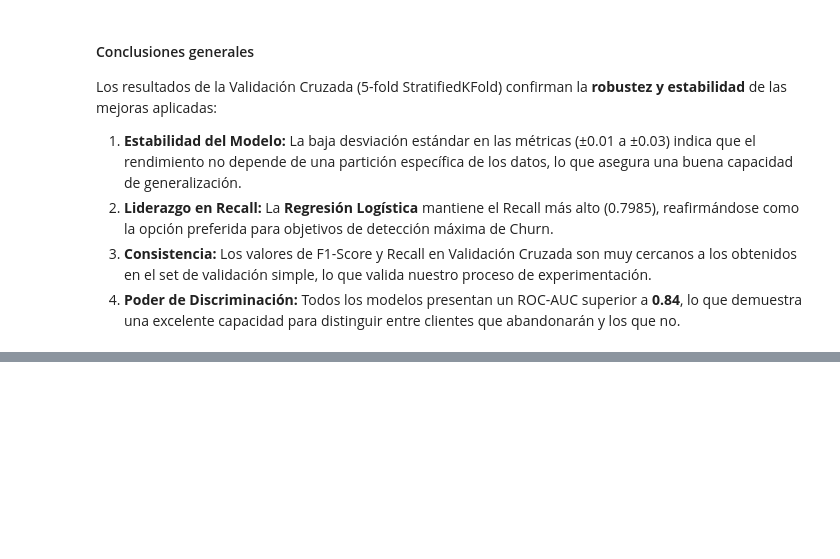
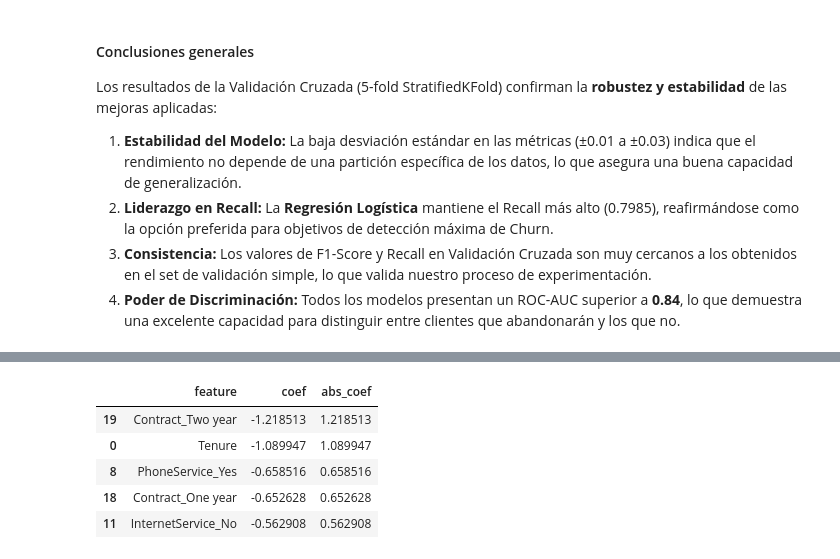
Before and after one commit to LenninTemoche/Challenge-TelecomX-2-Alura-One-DS, a Jupyter notebook: TelecomX-2-ML.ipynb, the cells around one changed output, grey strips where cells are left out. Drawn from its saved outputs; the diff is of its cells as text; code cells hidden in the pictures; blank space fills up the shorter version.

```diff
--- a/TelecomX-2-ML.ipynb
+++ b/TelecomX-2-ML.ipynb
@@ -3005,0 +3622,22 @@ Los resultados de la Validación Cruzada (5-fold StratifiedKFold) confirman la *
+# %%
+# Obtener coeficientes del modelo
+coefficients = champion_model.named_steps['classifier'].coef_[0]
+
+# Crear DataFrame de importancia
+feature_importance_df = pd.DataFrame({
+    "feature": feature_names,
+    "coef": coefficients
+})
+
+# Ordenar por importancia absoluta
+feature_importance_df["abs_coef"] = feature_importance_df["coef"].abs()
+feature_importance_df = feature_importance_df.sort_values("abs_coef", ascending=False)
+
+feature_importance_df.head()
+# %% [output]
+|  | feature | coef | abs_coef |
+| 19 | Contract_Two year | -1.218513 | 1.218513 |
+| 0 | Tenure | -1.089947 | 1.089947 |
+| 8 | PhoneService_Yes | -0.658516 | 0.658516 |
+| 18 | Contract_One year | -0.652628 | 0.652628 |
+| 11 | InternetService_No | -0.562908 | 0.562908 |
```
Also changed, not shown: parts of 12 cells of this notebook, 3 other files.
